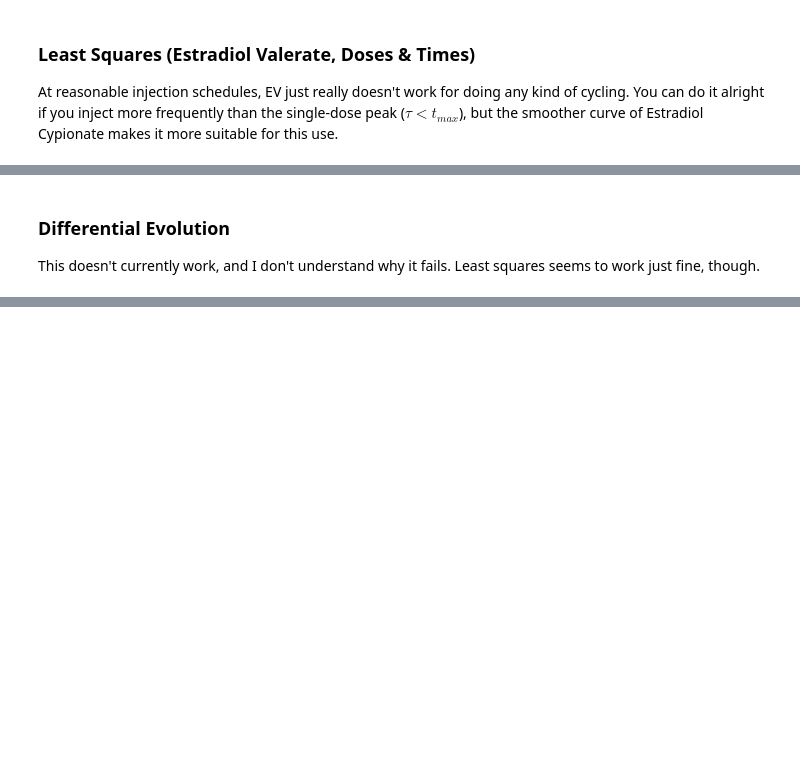
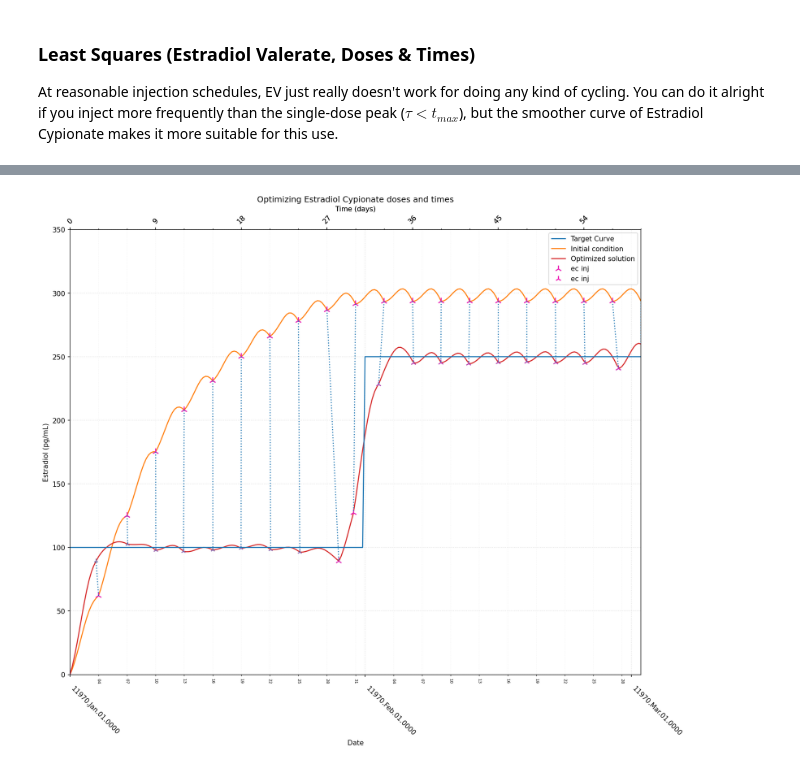
Before and after one commit to tiliaqt/transkit, a Jupyter notebook: Cycles.ipynb, the cells around one changed output, grey strips where cells are left out. Saved outputs shown, nothing was run; the diff lists cells and outputs as text; code cells hidden in the pictures; blank space fills up the shorter version.

```diff
--- a/Cycles.ipynb
+++ b/Cycles.ipynb
@@ -488,17 +377,20 @@ It's fun! This demonstrates the control theory intuition that, if desired, you c
 # %%
-flat_fun = lambda T: int(T>=pd.to_datetime('1970-02-01')) * (250.0) +\
+step_func = lambda T: int(T>=pd.to_datetime('1970-02-01')) * (250.0) +\
                        int(T<pd.to_datetime('1970-02-01'))  * (100.0)
-flat_x = pd.date_range(0, pd.to_datetime(62.0, unit='D'), freq='6H')
-flat_y = np.array([flat_fun(T) for T in flat_x])
+step_target_x = pd.date_range(0, pd.to_datetime(62.0, unit='D'), freq='6H')
+step_target_y = np.array([step_func(T) for T in step_target_x])
+# %%
+step_results = emptyResults()
 # %%
-injections = injectio.createInjectionsCycle("ec", 62.0, '3D')
-X0, bounds = createInitialAndBounds(injections, max_dose=1.5, time_bounds='midpoints')
-result = least_squares(fDosesAndTimes, X0,
-                       args=("ec", flat_x, flat_y),
-                       xtol=None,
-                       max_nfev=35,
-                       bounds=bounds,
-                       verbose=2)
-print(result)
+step_results["ec_doses_and_times"] = initializeRun(
+    injectio.createInjectionsCycle("ec", 62.0, '3D'),
+    step_target_x, step_target_y,
+    max_dose=1.5,
+    time_bounds='midpoints')
+runLeastSquares(
+    step_results["ec_doses_and_times"],
+    xtol=None,
+    max_nfev=35,
+    verbose=2);
 # %% [output]
    Iteration     Total nfev        Cost      Cost reduction    Step norm     Optimality
@@ -584,4 +412,0 @@ dtype: object
-# %% [markdown]
-### Differential Evolution
-
-This doesn't currently work, and I don't understand why it fails. Least squares seems to work just fine, though.
@@ -594,0 +413,10 @@ print(result)
+# %%
+injectio.startPlot()
+plt.title('Optimizing Estradiol Cypionate doses and times')
+plt.ylim(bottom=0, top=350)
+plt.yticks(range(0, 351, 50))
+plotOptimizationRun(step_results["ec_doses_and_times"])
+
+with pd.option_context("display.float_format", "{:10,.3f}".format):
+    print("Optimized Injections:\n", step_results["ec_doses_and_times"]["injections_optim"])
+# %% [output]
@@ -594,0 +440 @@ print(result)
+[figure, added]
```
Also changed, not shown: parts of 23 cells of this notebook, 1 other file.
